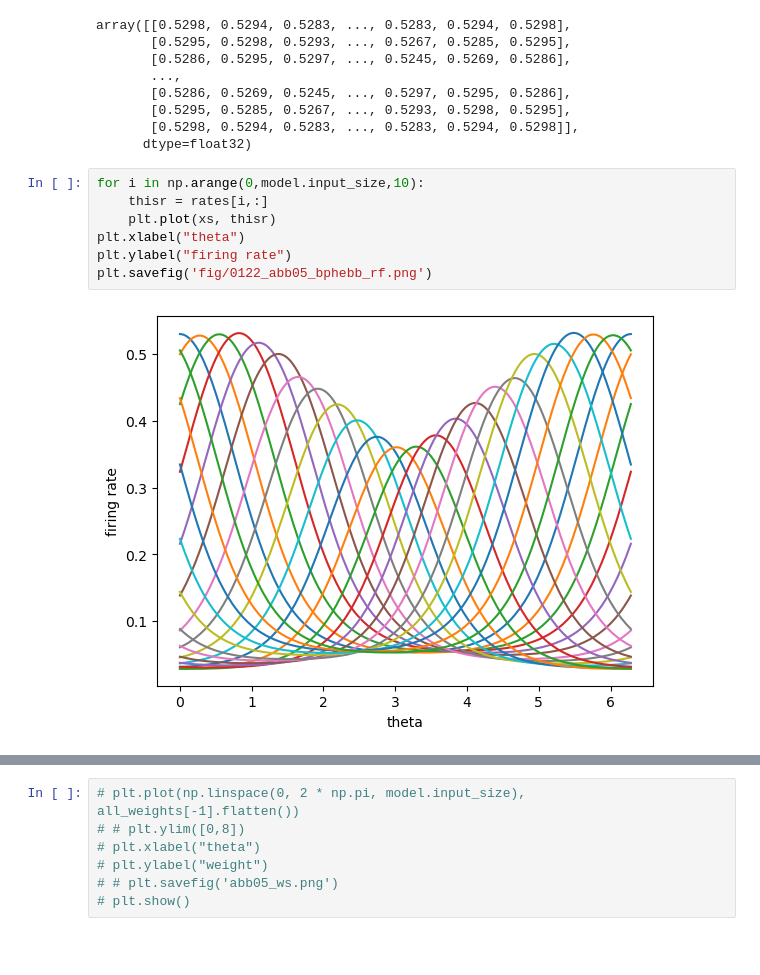
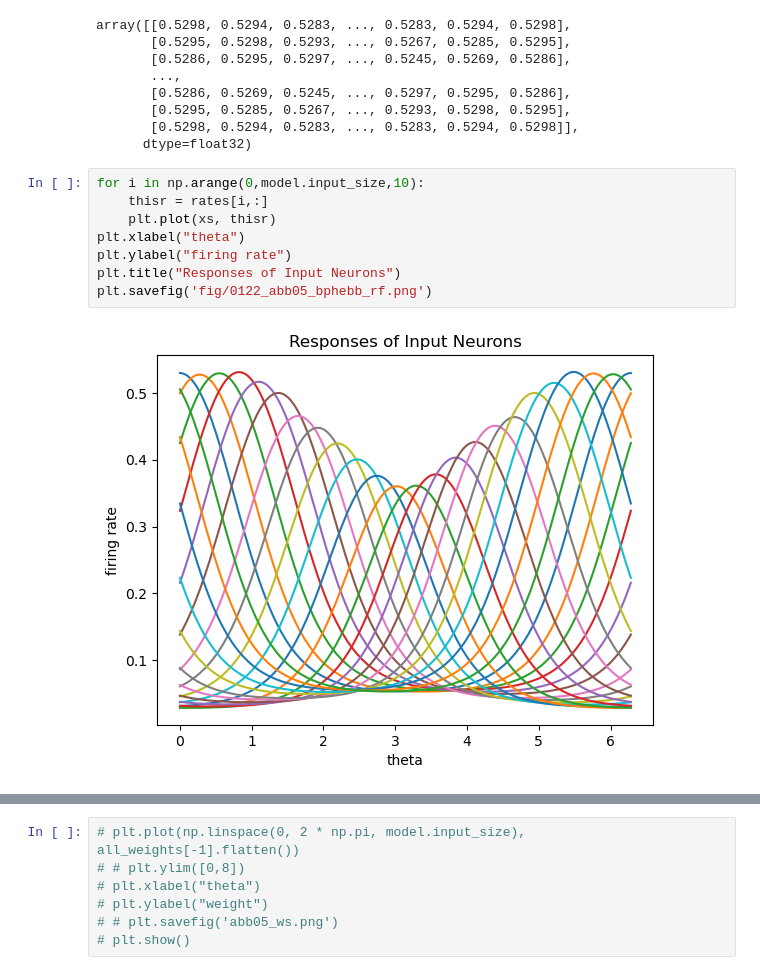
Before and after one commit to BeiGeJin/FBRNN, a Jupyter notebook: baseline_abb05/analysis_abb05_bphebb.ipynb, the cells around one changed output, grey strips where cells are left out. Drawn from its saved outputs; the diff is of its cells as text; blank space fills up the shorter version.

```diff
--- a/baseline_abb05/analysis_abb05_bphebb.ipynb
+++ b/baseline_abb05/analysis_abb05_bphebb.ipynb
@@ -91,12 +91,13 @@ array([[0.5298, 0.5294, 0.5283, ..., 0.5283, 0.5294, 0.5298],
 # %%
 for i in np.arange(0,model.input_size,10):
     thisr = rates[i,:]
     plt.plot(xs, thisr)
 plt.xlabel("theta")
 plt.ylabel("firing rate")
+plt.title("Responses of Input Neurons")
 plt.savefig('fig/0122_abb05_bphebb_rf.png')
 # %% [output]
-[figure, old version]
+[figure, new version]
 # %%
 plt.plot(np.arange(epochs), gain_changes)
 plt.xlabel("epoch")
```
Also changed, not shown: parts of 4 cells of this notebook, 5 other files.
